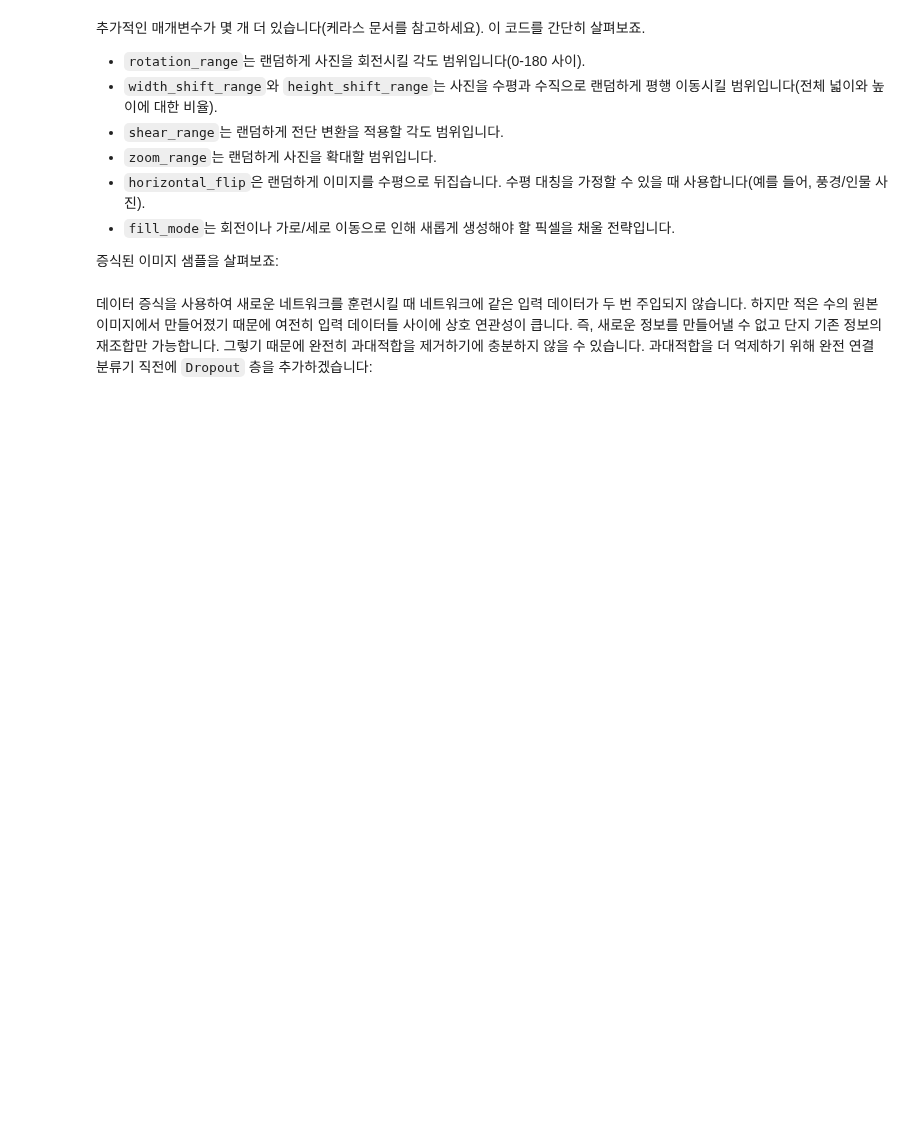
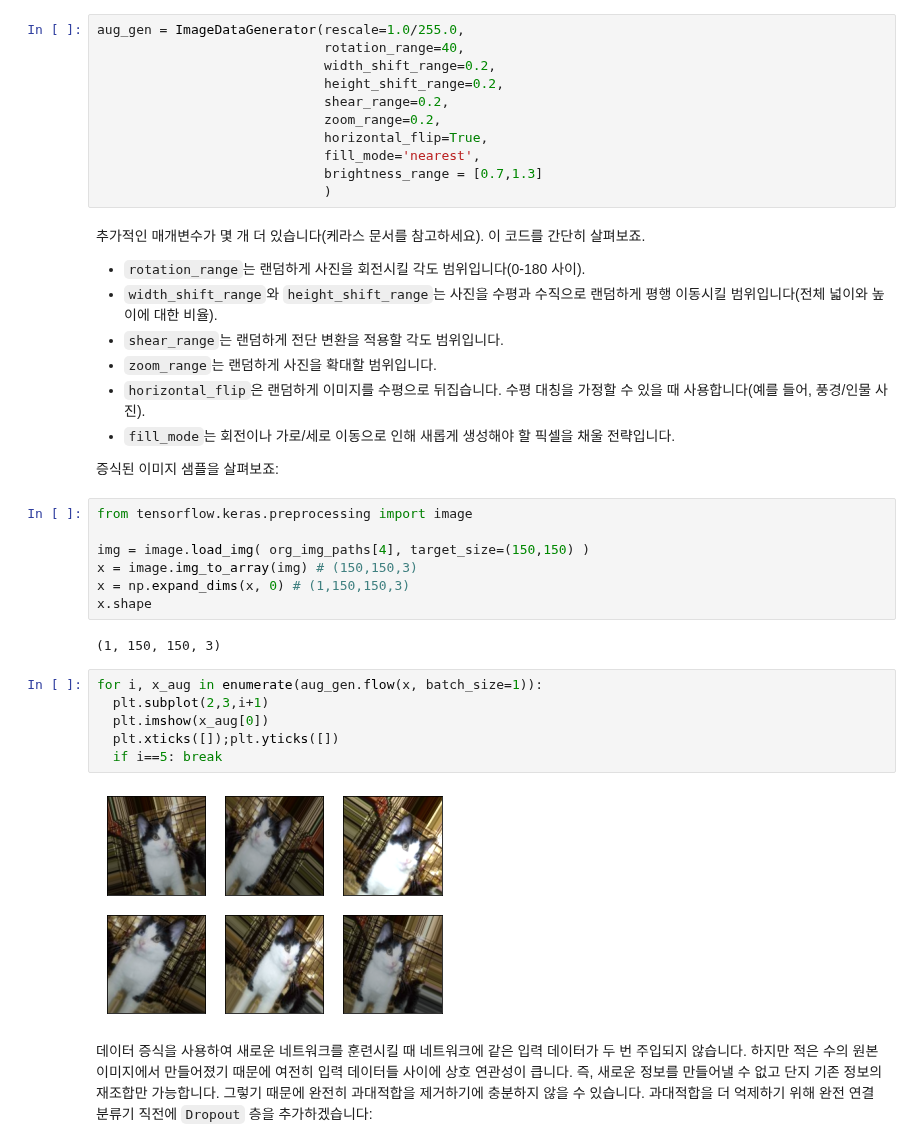
Before and after one commit to yebiny/SkillTreePython-DeepLearning, a Jupyter notebook: 02.케라스_창시자에게_배우는_딥러닝/해설/5_2_using_convnets_with_small_datasets.ipynb, the cells around one changed output. Saved outputs shown, nothing was run; the diff lists cells and outputs as text; blank space fills up the shorter version.

```diff
--- a/02.케라스_창시자에게_배우는_딥러닝/해설/5_2_using_convnets_with_small_datasets.ipynb
+++ b/02.케라스_창시자에게_배우는_딥러닝/해설/5_2_using_convnets_with_small_datasets.ipynb
@@ -191,6 +289,17 @@ https://www.tensorflow.org/api_docs/python/tf/keras/preprocessing
 과대적합은 학습할 샘플이 너무 적어 새로운 데이터에 일반화할 수 있는 모델을 훈련시킬 수 없기 때문에 발생합니다. 무한히 많은 데이터가 주어지면 데이터 분포의 모든 가능한 측면을 모델이 학습할 수 있을 것입니다. 데이터 증식은 기존의 훈련 샘플로부터 더 많은 훈련 데이터를 생성하는 방법입니다. 이 방법은 그럴듯한 이미지를 생성하도록 여러 가지 랜덤한 변환을 적용하여 샘플을 늘립니다. 훈련 시에 모델이 정확히 같은 데이터를 두 번 만나지 않도록 하는 것이 목표입니다. 모델이 데이터의 여러 측면을 학습하면 일반화에 도움이 될 것입니다.
 
 케라스에서는 `ImageDataGenerator`가 읽은 이미지에 여러 종류의 랜덤 변환을 적용하도록 설정할 수 있습니다. 예제를 먼저 만들어 보죠:
+# %%
+aug_gen = ImageDataGenerator(rescale=1.0/255.0,
+                             rotation_range=40,
+                             width_shift_range=0.2,
+                             height_shift_range=0.2,
+                             shear_range=0.2,
+                             zoom_range=0.2,
+                             horizontal_flip=True,
+                             fill_mode='nearest',
+                             brightness_range = [0.7,1.3]
+                             )
 # %% [markdown]
 추가적인 매개변수가 몇 개 더 있습니다(케라스 문서를 참고하세요). 이 코드를 간단히 살펴보죠.
 
@@ -202,5 +311,22 @@ https://www.tensorflow.org/api_docs/python/tf/keras/preprocessing
 * `fill_mode`는 회전이나 가로/세로 이동으로 인해 새롭게 생성해야 할 픽셀을 채울 전략입니다.
 
 증식된 이미지 샘플을 살펴보죠:
+# %%
+from tensorflow.keras.preprocessing import image
+
+img = image.load_img( org_img_paths[4], target_size=(150,150) )
+x = image.img_to_array(img) # (150,150,3)
+x = np.expand_dims(x, 0) # (1,150,150,3)
+x.shape
+# %% [output]
+(1, 150, 150, 3)
+# %%
+for i, x_aug in enumerate(aug_gen.flow(x, batch_size=1)):
+  plt.subplot(2,3,i+1)
+  plt.imshow(x_aug[0])
+  plt.xticks([]);plt.yticks([])
+  if i==5: break
+# %% [output]
+[figure, added]
 # %% [markdown]
 데이터 증식을 사용하여 새로운 네트워크를 훈련시킬 때 네트워크에 같은 입력 데이터가 두 번 주입되지 않습니다. 하지만 적은 수의 원본 이미지에서 만들어졌기 때문에 여전히 입력 데이터들 사이에 상호 연관성이 큽니다. 즉, 새로운 정보를 만들어낼 수 없고 단지 기존 정보의 재조합만 가능합니다. 그렇기 때문에 완전히 과대적합을 제거하기에 충분하지 않을 수 있습니다. 과대적합을 더 억제하기 위해 완전 연결 분류기 직전에 `Dropout` 층을 추가하겠습니다:
```
Also changed, not shown: parts of 14 cells of this notebook.
